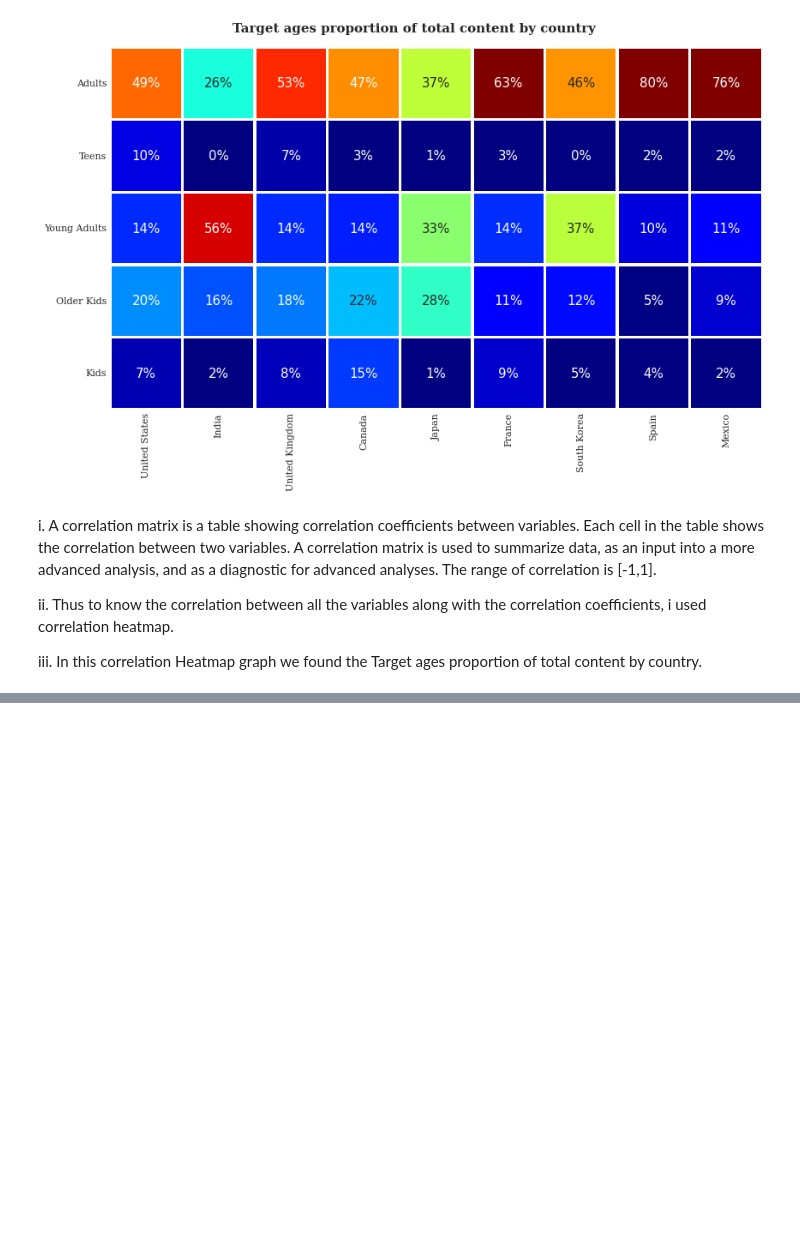
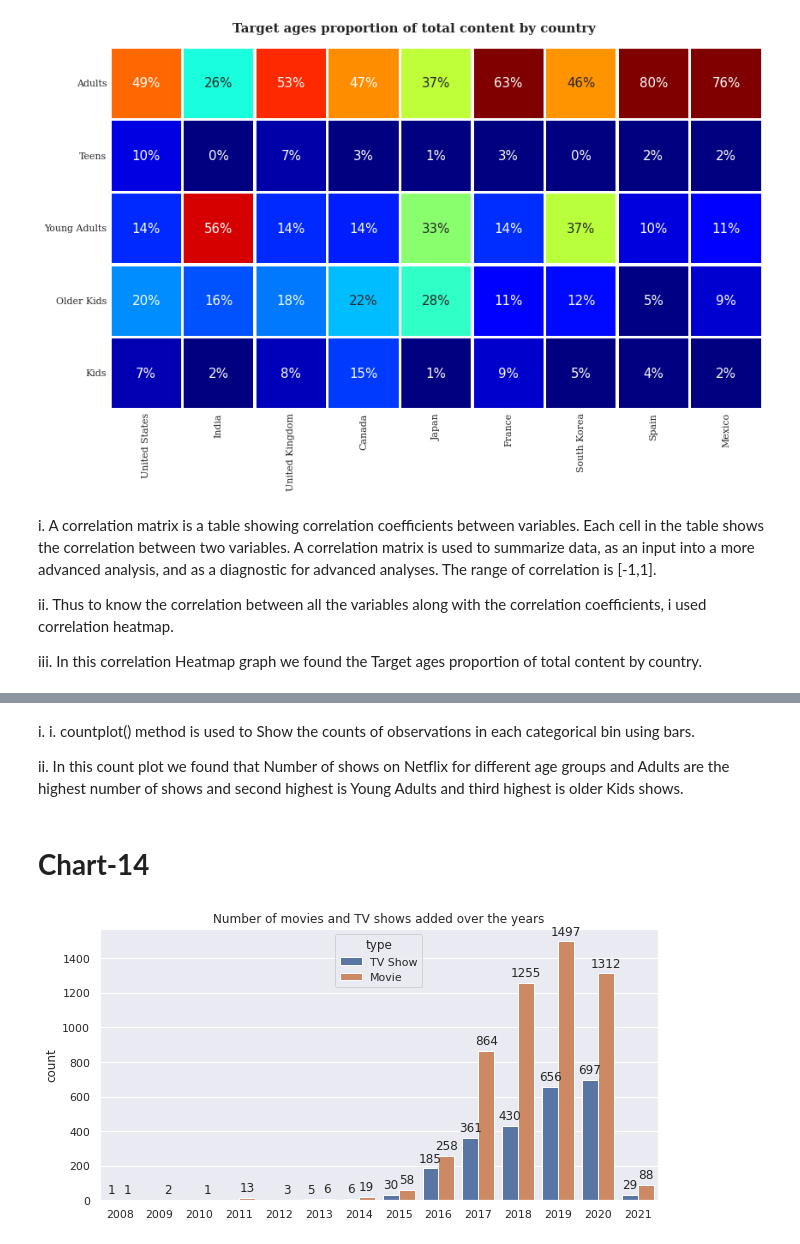
Before and after one commit to PradnyaPagar01/Netflix-Movie-and-TV-Shows-Clustering, a Jupyter notebook: Netflix_Movie_and_TV_Shows_Clustering.ipynb, the cells around one changed output, grey strips where cells are left out. Drawn from its saved outputs; the diff is of its cells as text; code cells hidden in the pictures; blank space fills up the shorter version.

```diff
--- a/Netflix_Movie_and_TV_Shows_Clustering.ipynb
+++ b/Netflix_Movie_and_TV_Shows_Clustering.ipynb
@@ -793,0 +798,16 @@ iii. In this correlation Heatmap graph we found the Target ages proportion of to
+# %% [markdown]
+i. i. countplot() method is used to Show the counts of observations in each categorical bin using bars.
+
+ii. In this count plot we found that Number of shows on Netflix for different age groups and Adults are the highest number of shows and second highest is Young Adults and third highest is older Kids shows.
+# %% [markdown]
+# **Chart-14**
+# %%
+# Number of movies and TV shows added over the years
+plt.figure(figsize=(10,5))
+p = sns.countplot(x='year_added',data=netflix_df, hue='type')
+plt.title('Number of movies and TV shows added over the years')
+plt.xlabel('')
+for i in p.patches:
+  p.annotate(format(i.get_height(), '.0f'), (i.get_x() + i.get_width() / 2., i.get_height()), ha = 'center', va = 'center', xytext = (0, 10), textcoords = 'offset points')
+# %% [output]
+[figure, added]
```
Also changed, not shown: parts of 60 cells of this notebook.
